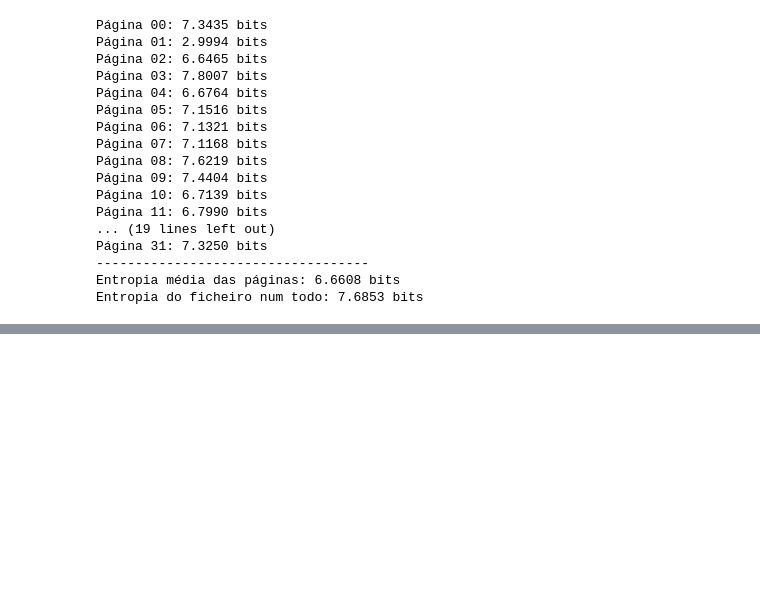
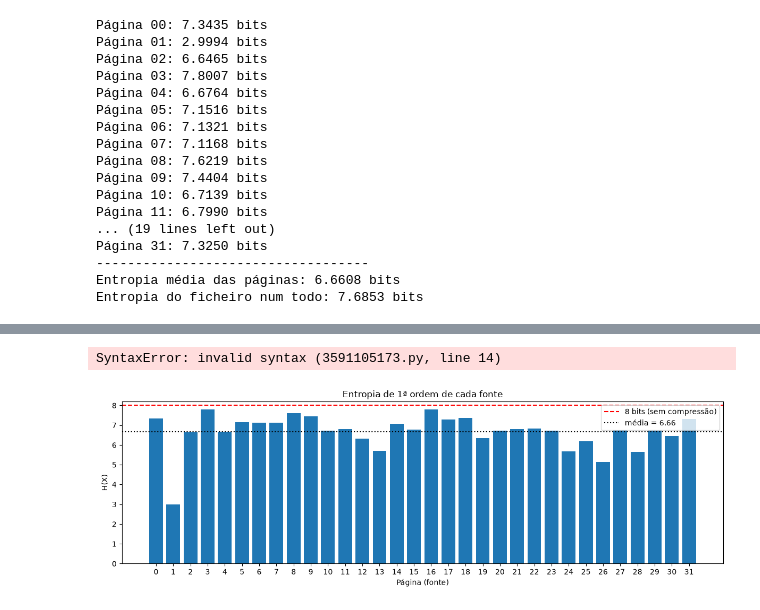
Before and after one commit to bener07/ti-project, a Jupyter notebook: Notebooks/ResearchNotebook_changes.ipynb, the cells around one changed output, grey strips where cells are left out. Cells and saved outputs as stored; diff of their text form; code cells hidden in the pictures; blank space fills up the shorter version.

```diff
--- a/Notebooks/ResearchNotebook_changes.ipynb
+++ b/Notebooks/ResearchNotebook_changes.ipynb
@@ -197,0 +188,56 @@ Página 00:
+# %%
+#  Fig. 1      entropia de cada página
+#  Fig. 2 e 3  dependência entre píxeis vizinhos
+#  Fig. 4 a 6  predição
+#  Fig. 7      histograma dos píxeis vs histograma dos resíduos
+#  Fig. 8      que tipo de algoritmo compensa (dispersão)
+NOMES = {0: "0: sem pred.", 1: "1: A", 2: "2: B", 3: "3: C", 4: "4: A+B-C",
+         5: "5: A+(B-C)/2", 6: "6: B+(A-C)/2", 7: "7: (A+B)/2"}
+
+def residuos(img, modo):
+    # A = esquerda, B = cima, C = diagonal, X = píxel atual (modos do JPEG Lossless)
+    img = img.astype(np.int64)
+    A = img[1:, :-1]
+    B = img[:-1, 1:]
+    C = img[:-1, :-1]
+    X = img[1:, 1:]
+    pred = {
+            0: 0*X, ## devolve só zeros para indicar que não tem predição
+            1: A,  ## resíduo com o pixel anterior: a_{n} - a_{n-1}
+            2: B,  ## resíduo com o pixel de cima, analisa a imagem na vertical.
+            3: C,  ##
+            4: A+B-C,
+            5: A+((B-C)>>1), ## >> 1 é o mesmo que dividir por 2
+            6: B+((A-C)>>1),
+            7: (A+B)>>1
+        }[modo]
+    return (X - pred).ravel()
+
+def H_valores(v):
+    return entropia(np.unique(v, return_counts=True)[1])
+
+paginas = np.arange(len(images))
+
+# ---- Cálculos (por página) ----
+H1 = np.array([entropia_blocos([im], 1)[0] for im in images])      # H(X)
+H2 = np.array([entropia_blocos([im], 2)[0] for im in images])      # H(X1,X2) = H(X1) + H(X2|X1)
+Hcond = H2 - H1                                                     # H(X2|X1) = H(X1, X2) - H(X1)
+Imut = H1 - Hcond                                                   # I(X1;X2) = H(X1) - H(X2|X1) = H(X1) + H(X2) - H(X1, X2)
+# Hpred[página][modo] = entropia dos resíduos de cada modo de predição (modo 0 = sem predição)
+Hpred = np.array([[H_valores(residuos(im, m)) for m in range(8)] for im in images])
+Hmelhor = Hpred[:, 1:].min(axis=1)
+melhor_modo = Hpred[:, 1:].argmin(axis=1) + 1
+# %% [output]
+SyntaxError: invalid syntax (3591105173.py, line 14)
+# %%
+# ---- Gráfico 1: entropia de cada fonte ----
+# Quanto mais perto de 8 bits, menos compressível é a página sem usar contexto.
+plt.figure(figsize=(12, 4))
+plt.bar(paginas, H1, color="tab:blue")
+plt.axhline(8, color="red", ls="--", label="8 bits (sem compressão)")
+plt.axhline(H1.mean(), color="k", ls=":", label=f"média = {H1.mean():.2f}")
+plt.xlabel("Página (fonte)"); plt.ylabel("H(X)")
+plt.title("Entropia de 1ª ordem de cada fonte"); plt.xticks(paginas); plt.legend()
+plt.tight_layout(); plt.show()
+# %% [output]
+[figure, added]
```
Also changed, not shown: parts of 12 cells of this notebook.
